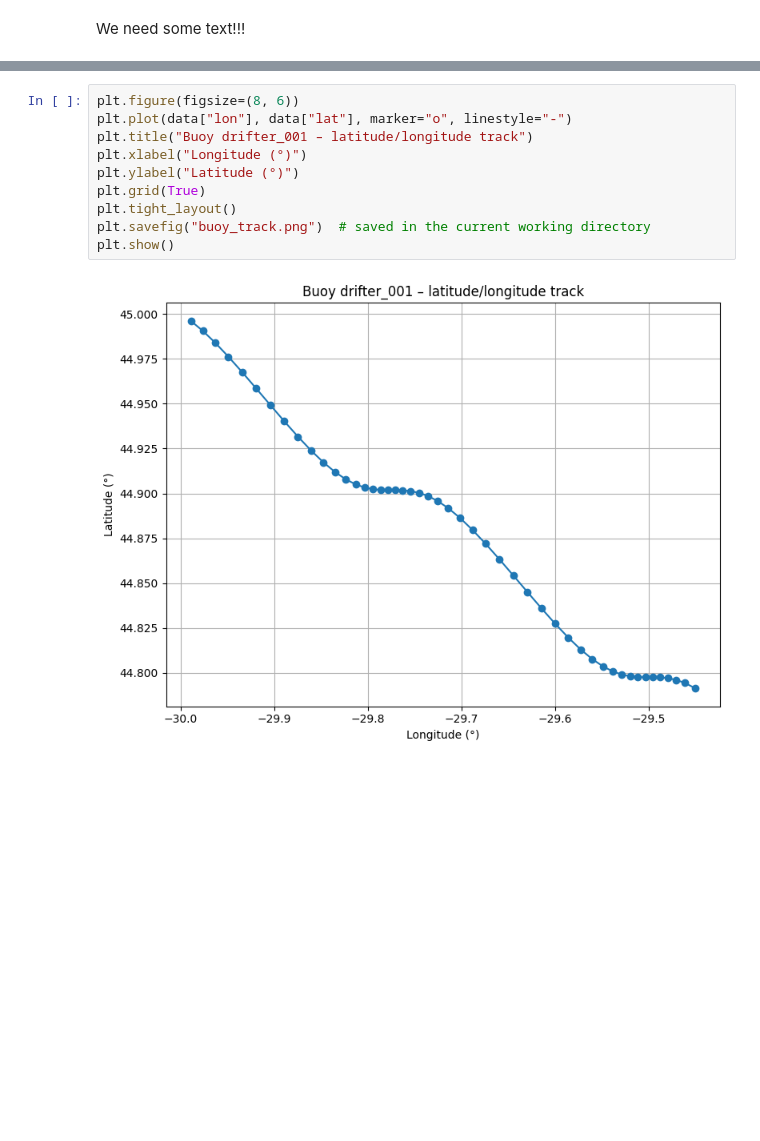
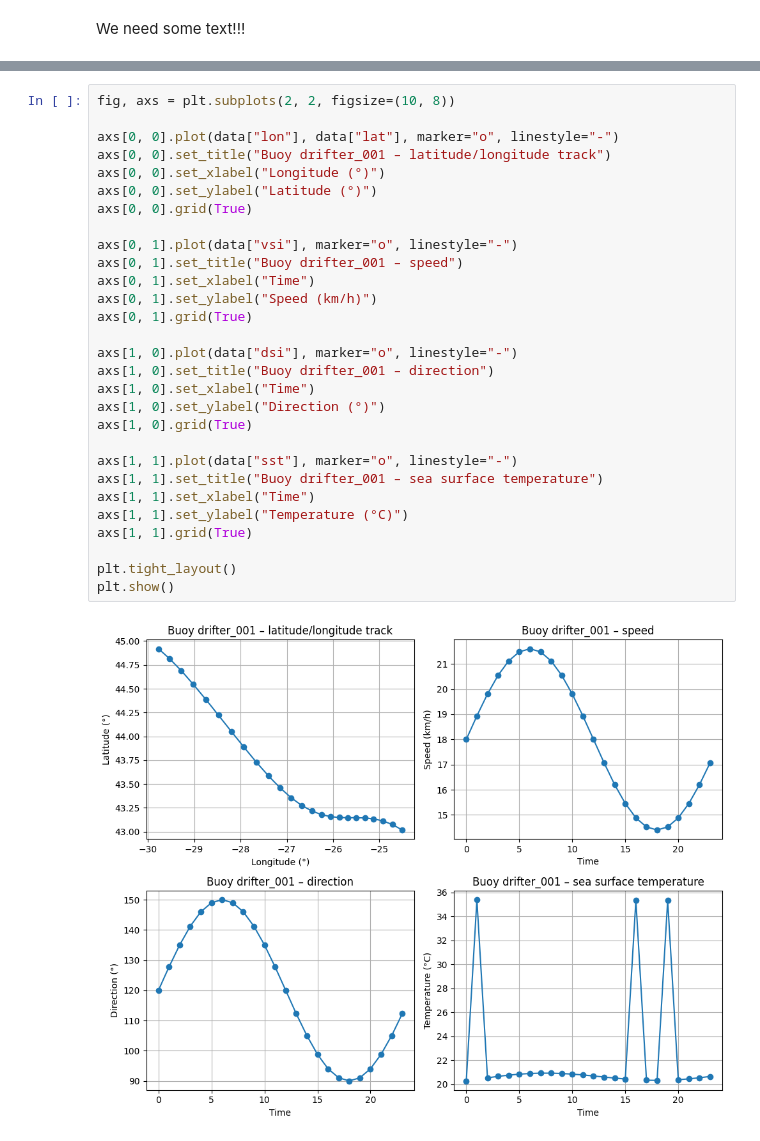
Before and after one commit to glamod/marine_qc, a Jupyter notebook: docs/notebooks/qc_sequential.ipynb, the cells around one changed output, grey strips where cells are left out. Cells and saved outputs as stored; diff of their text form; blank space fills up the shorter version.

Commit message:
docs/notebooks/examples/data.py
manipulate sequential test data to make checks fail

```diff
--- a/docs/notebooks/qc_sequential.ipynb
+++ b/docs/notebooks/qc_sequential.ipynb
@@ -42,13 +42,32 @@ data
 # %%
-plt.figure(figsize=(8, 6))
-plt.plot(data["lon"], data["lat"], marker="o", linestyle="-")
-plt.title("Buoy drifter_001 – latitude/longitude track")
-plt.xlabel("Longitude (°)")
-plt.ylabel("Latitude (°)")
-plt.grid(True)
+fig, axs = plt.subplots(2, 2, figsize=(10, 8))
+
+axs[0, 0].plot(data["lon"], data["lat"], marker="o", linestyle="-")
+axs[0, 0].set_title("Buoy drifter_001 – latitude/longitude track")
+axs[0, 0].set_xlabel("Longitude (°)")
+axs[0, 0].set_ylabel("Latitude (°)")
+axs[0, 0].grid(True)
+
+axs[0, 1].plot(data["vsi"], marker="o", linestyle="-")
+axs[0, 1].set_title("Buoy drifter_001 – speed")
+axs[0, 1].set_xlabel("Time")
+axs[0, 1].set_ylabel("Speed (km/h)")
+axs[0, 1].grid(True)
+
+axs[1, 0].plot(data["dsi"], marker="o", linestyle="-")
+axs[1, 0].set_title("Buoy drifter_001 – direction")
+axs[1, 0].set_xlabel("Time")
+axs[1, 0].set_ylabel("Direction (°)")
+axs[1, 0].grid(True)
+
+axs[1, 1].plot(data["sst"], marker="o", linestyle="-")
+axs[1, 1].set_title("Buoy drifter_001 – sea surface temperature")
+axs[1, 1].set_xlabel("Time")
+axs[1, 1].set_ylabel("Temperature (°C)")
+axs[1, 1].grid(True)
+
 plt.tight_layout()
-plt.savefig("buoy_track.png")  # saved in the current working directory
 plt.show()
 # %% [output]
-[figure, old version]
+[figure, new version]
 # %%
```
Also changed, not shown: parts of 11 cells of this notebook, 1 other file.
